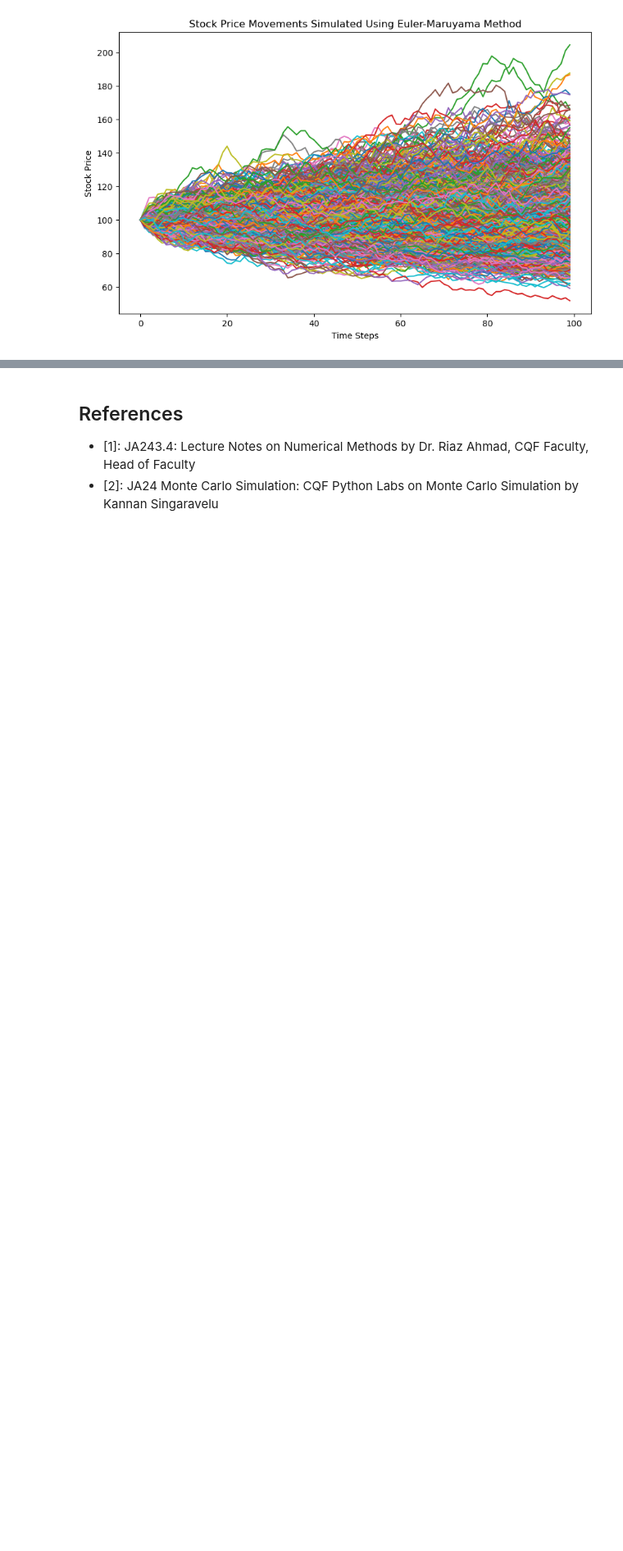
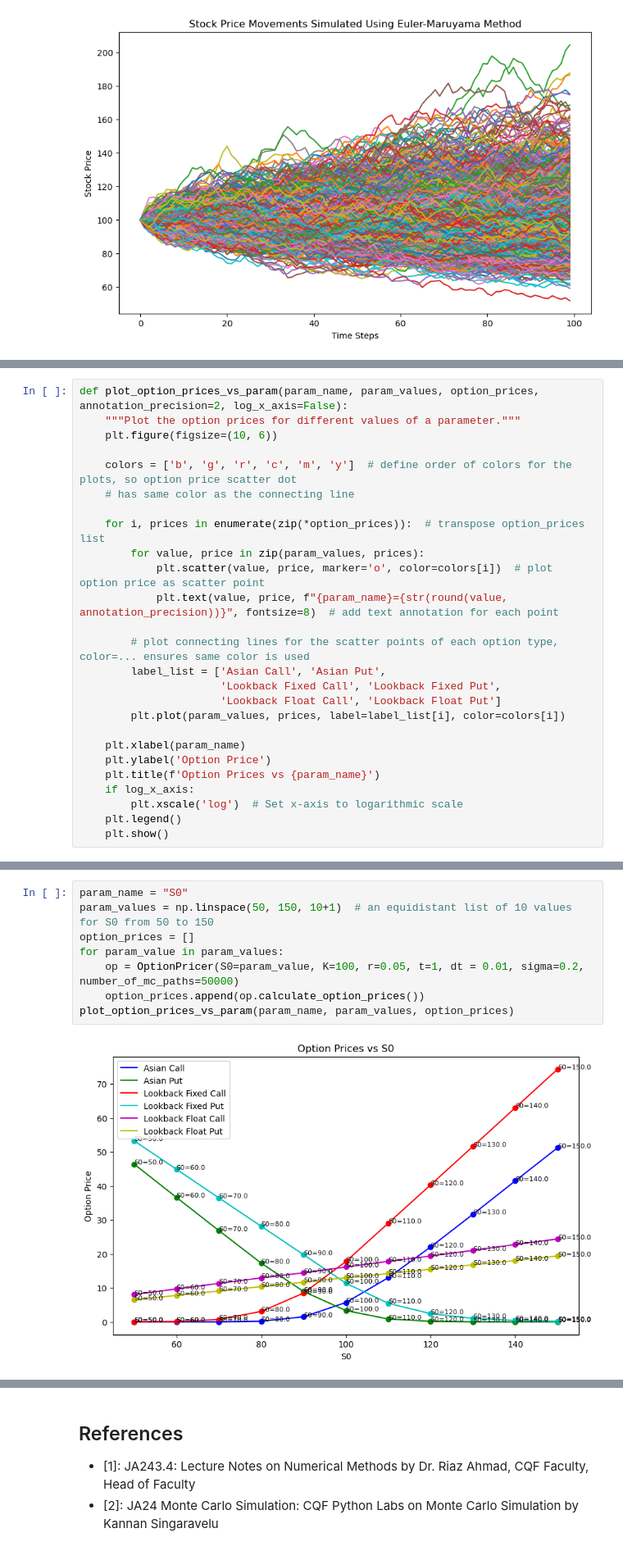
Before and after one commit to heidi123123/cqf, a Jupyter notebook: Exams/2/Exam2.ipynb, the cells around one changed output, grey strips where cells are left out. Shown at 82% size. Drawn from its saved outputs; the diff is of its cells as text; blank space fills up the shorter version.

Commit message:
Integrated impact analysis of option pricing into the Jupyter notebook

```diff
--- a/Exams/2/Exam2.ipynb
+++ b/Exams/2/Exam2.ipynb
@@ -200,0 +264,26 @@ plt.show()
+# %%
+def plot_option_prices_vs_param(param_name, param_values, option_prices, annotation_precision=2, log_x_axis=False):
+    """Plot the option prices for different values of a parameter."""
+    plt.figure(figsize=(10, 6))
+
+    colors = ['b', 'g', 'r', 'c', 'm', 'y']  # define order of colors for the plots, so option price scatter dot
+    # has same color as the connecting line
+
+    for i, prices in enumerate(zip(*option_prices)):  # transpose option_prices list
+        for value, price in zip(param_values, prices):
+            plt.scatter(value, price, marker='o', color=colors[i])  # plot option price as scatter point
+            plt.text(value, price, f"{param_name}={str(round(value, annotation_precision))}", fontsize=8)  # add text annotation for each point
+
+        # plot connecting lines for the scatter points of each option type, color=... ensures same color is used
+        label_list = ['Asian Call', 'Asian Put',
+                      'Lookback Fixed Call', 'Lookback Fixed Put',
+                      'Lookback Float Call', 'Lookback Float Put']
+        plt.plot(param_values, prices, label=label_list[i], color=colors[i])
+
+    plt.xlabel(param_name)
+    plt.ylabel('Option Price')
+    plt.title(f'Option Prices vs {param_name}')
+    if log_x_axis:
+        plt.xscale('log')  # Set x-axis to logarithmic scale
+    plt.legend()
+    plt.show()
@@ -200,0 +292,10 @@ plt.show()
+# %%
+param_name = "S0"
+param_values = np.linspace(50, 150, 10+1)  # an equidistant list of 10 values for S0 from 50 to 150
+option_prices = []
+for param_value in param_values:
+    op = OptionPricer(S0=param_value, K=100, r=0.05, t=1, dt = 0.01, sigma=0.2, number_of_mc_paths=50000)
+    option_prices.append(op.calculate_option_prices())
+plot_option_prices_vs_param(param_name, param_values, option_prices)
+# %% [output]
+[figure, added]
```
Also changed, not shown: parts of 41 cells of this notebook.
